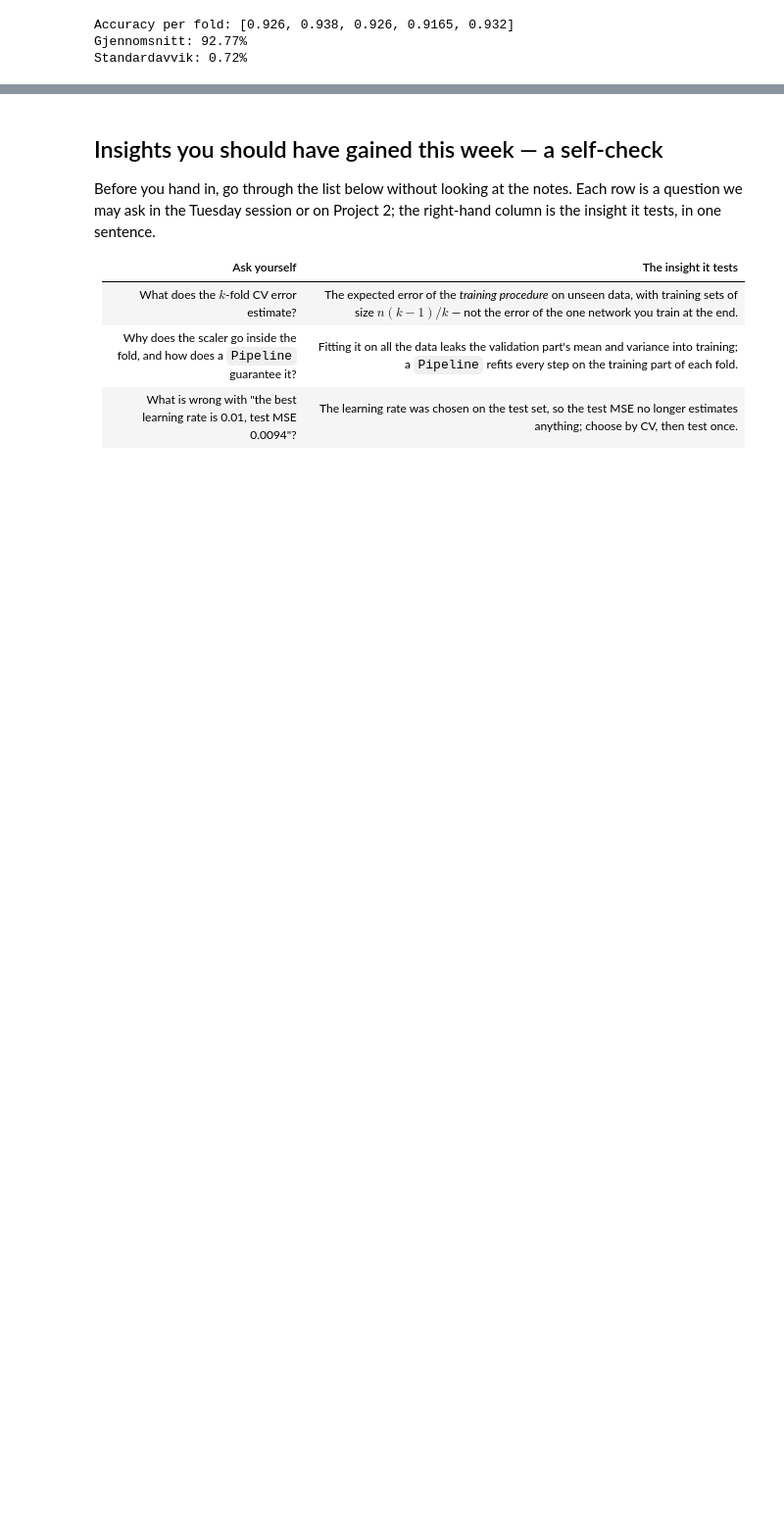
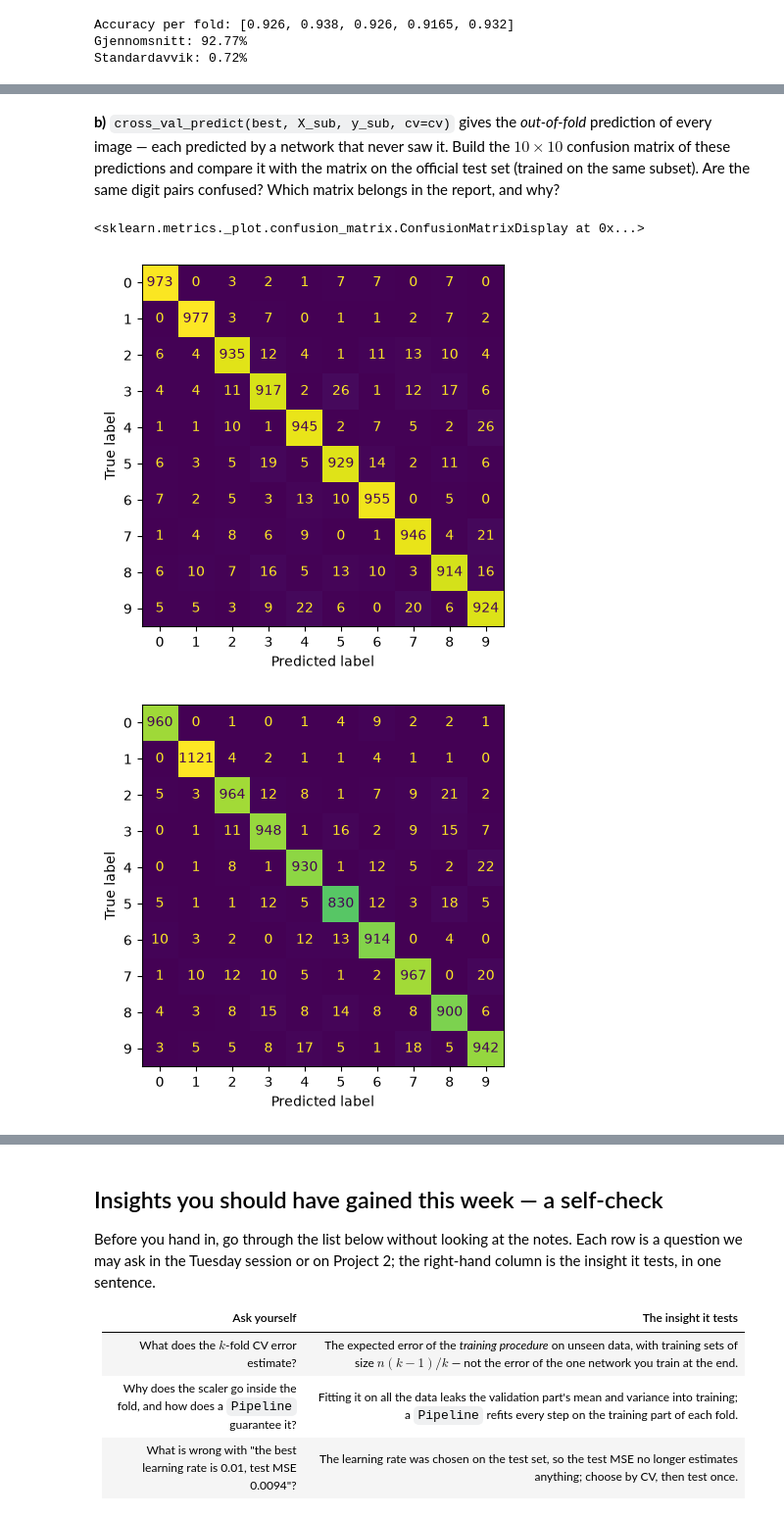
Before and after one commit to Timholmen96/MachineLearningUiO, a Jupyter notebook: doc/WeeklyMaterial/week44/exercisesweek44.ipynb, the cells around one changed output, grey strips where cells are left out. Shown at 98% size. Cells and saved outputs as stored; diff of their text form; code cells hidden in the pictures; blank space fills up the shorter version.

Commit message:
Confusion matrix

```diff
--- a/doc/WeeklyMaterial/week44/exercisesweek44.ipynb
+++ b/doc/WeeklyMaterial/week44/exercisesweek44.ipynb
@@ -1340,3 +1318,6 @@ rng = np.random.default_rng(2026)
 sub = np.concatenate([rng.choice(np.where(y_train == c)[0], 1000, replace=False) for c in range(10)])
 X_sub, y_sub = x_train[sub], y_train[sub]
 cv_strat = StratifiedKFold(n_splits=5, shuffle=True, random_state=2026)
+#print(data)
+x_test_full = data["x_test"].reshape(len(data["x_test"]), -1) / 255.0
+y_test_full = data["y_test"]
@@ -1365,0 +1504,28 @@ Standardavvik: 0.72%
+# %% [markdown]
+**b)** `cross_val_predict(best, X_sub, y_sub, cv=cv)` gives the
+*out-of-fold* prediction of every image — each predicted by a network that
+never saw it. Build the $10\times10$ confusion matrix of these predictions
+and compare it with the matrix on the official test set (trained on the same
+subset). Are the same digit pairs confused? Which matrix belongs in the
+report, and why?
+# %%
+best = search_class.best_estimator_
+predictions_cv = cross_val_predict(best, X_sub, y_sub, cv=cv_strat)
+
+predictions_full = best.predict(x_test_full)
+# %%
+# 10x10 confusion matrix - Exercicesweek43
+from sklearn.metrics import (confusion_matrix as sk_confusion_matrix, ConfusionMatrixDisplay,
+                             accuracy_score, precision_score, recall_score, f1_score,
+                             classification_report as sk_classification_report,
+                             roc_curve as sk_roc_curve, roc_auc_score, RocCurveDisplay)
+
+cm = sk_confusion_matrix(y_sub, predictions_cv)
+ConfusionMatrixDisplay(cm).plot(colorbar=False)
+
+cm_NN = sk_confusion_matrix(y_test_full, predictions_full)
+ConfusionMatrixDisplay(cm_NN).plot(colorbar=False)
+# %% [output]
+<sklearn.metrics._plot.confusion_matrix.ConfusionMatrixDisplay at 0x...>
+[figure, added]
+[figure, added]
```
Also changed, not shown: parts of 9 cells of this notebook.
